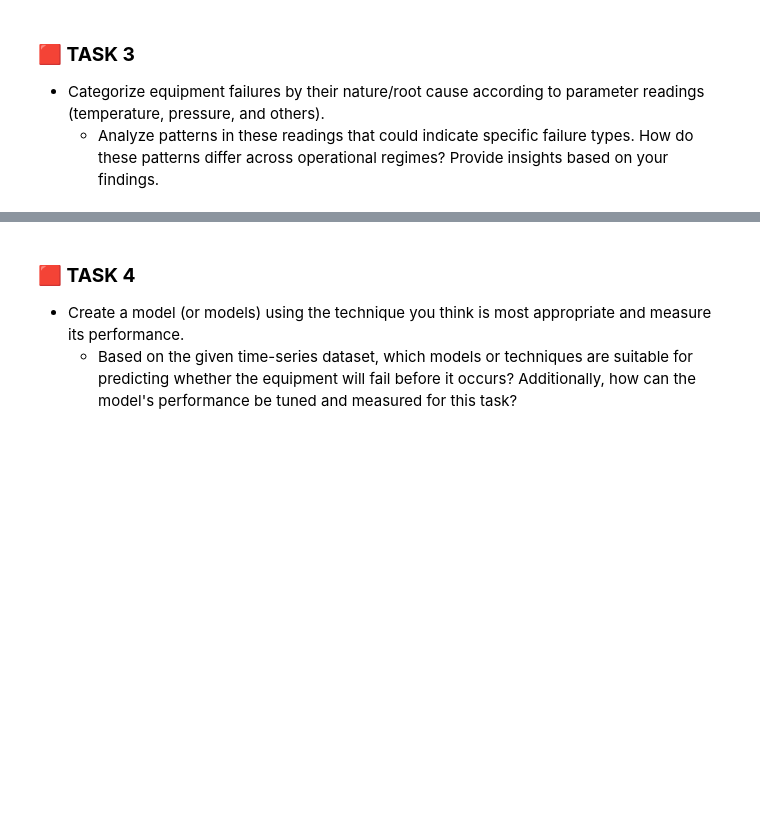
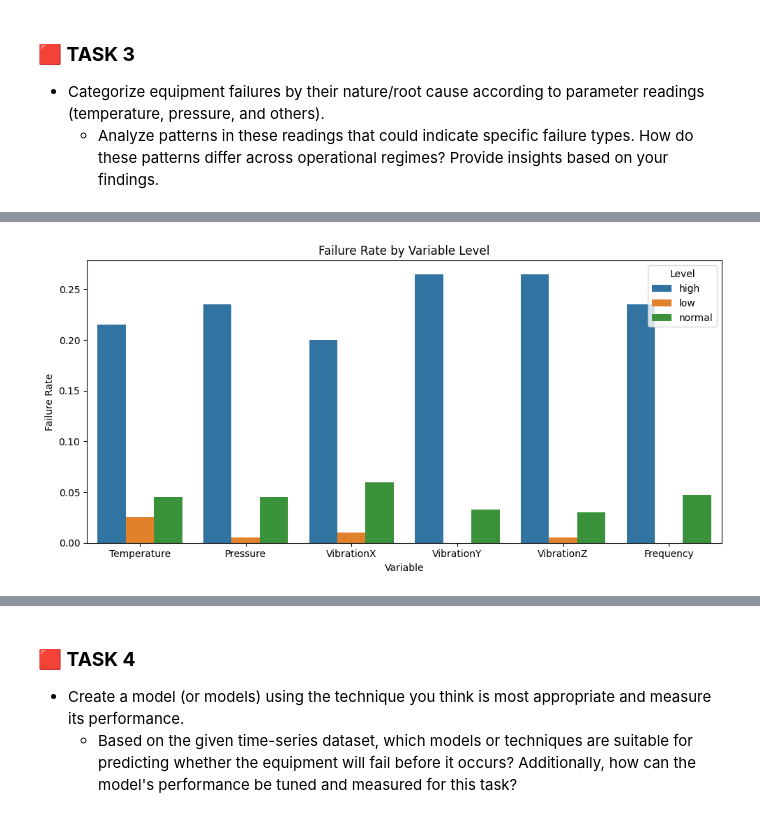
Before and after one commit to luizoaf/shape, a Jupyter notebook: luiz_alves_teste_shape.ipynb, the cells around one changed output, grey strips where cells are left out. Drawn from its saved outputs; the diff is of its cells as text; code cells hidden in the pictures; blank space fills up the shorter version.

```diff
--- a/luiz_alves_teste_shape.ipynb
+++ b/luiz_alves_teste_shape.ipynb
@@ -335,0 +407,27 @@ plot_failure_rate_by_combination(table_combined)
+# %%
+# Calculates failure rate per level
+def failure_rate_by_level(df: pd.DataFrame, variables: list[str]) -> pd.DataFrame:
+    resultados = []
+    for var in variables:
+        level_col = f"{var}_level"
+        taxa = df.groupby(level_col)["Fail"].mean().reset_index()
+        taxa["variable"] = var
+        taxa.rename(columns={level_col: "level", "Fail": "failure_rate"}, inplace=True)
+        resultados.append(taxa)
+    return pd.concat(resultados, ignore_index=True)
+
+# Applies categorization and computes failure rates
+df_labeled = categorize_by_quartile(df, features)
+failure_analysis = failure_rate_by_level(df_labeled, features)
+
+# Plots the result
+plt.figure(figsize=(10, 5))
+sns.barplot(data=failure_analysis, x="variable", y="failure_rate", hue="level")
+plt.title("Failure Rate by Variable Level")
+plt.ylabel("Failure Rate")
+plt.xlabel("Variable")
+plt.legend(title="Level")
+plt.tight_layout()
+plt.show()
+# %% [output]
+[figure, added]
```
Also changed, not shown: parts of 9 cells of this notebook.
